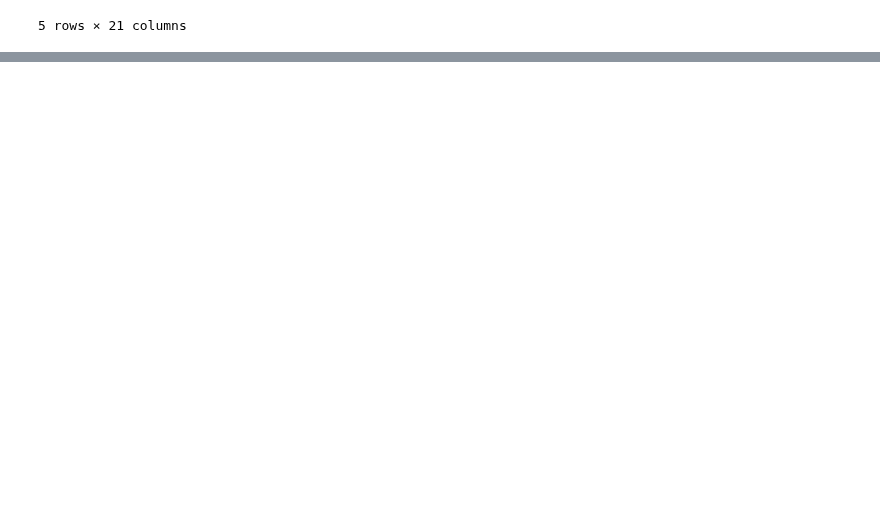
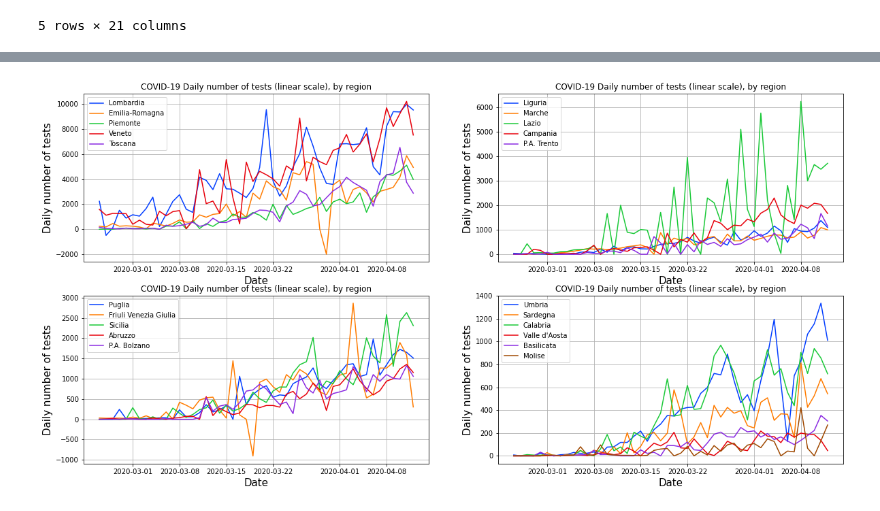
Before and after one commit to perrozzi/COVID-19, a Jupyter notebook: notebooks/COVID-19-italy-by-region.ipynb, the cells around one changed output, grey strips where cells are left out. Saved outputs shown, nothing was run; the diff lists cells and outputs as text; code cells hidden in the pictures; blank space fills up the shorter version.

```diff
--- a/notebooks/COVID-19-italy-by-region.ipynb
+++ b/notebooks/COVID-19-italy-by-region.ipynb
@@ -345,0 +358,8 @@ make_plot(dataset=fatality_after_14d_per_test, nrow=2,ncol=2,
+# %%
+tests_daily = tests - tests.shift(1)
+
+make_plot(dataset=tests_daily, nrow=2,ncol=2, contries_ordered=contries_ordered,
+          title='COVID-19 Daily number of tests (linear scale), by region',
+          xlabel="Date", ylabel="Daily number of tests")
+# %% [output]
+[figure, added]
```
Also changed, not shown: parts of 19 cells of this notebook, 6 other files.
